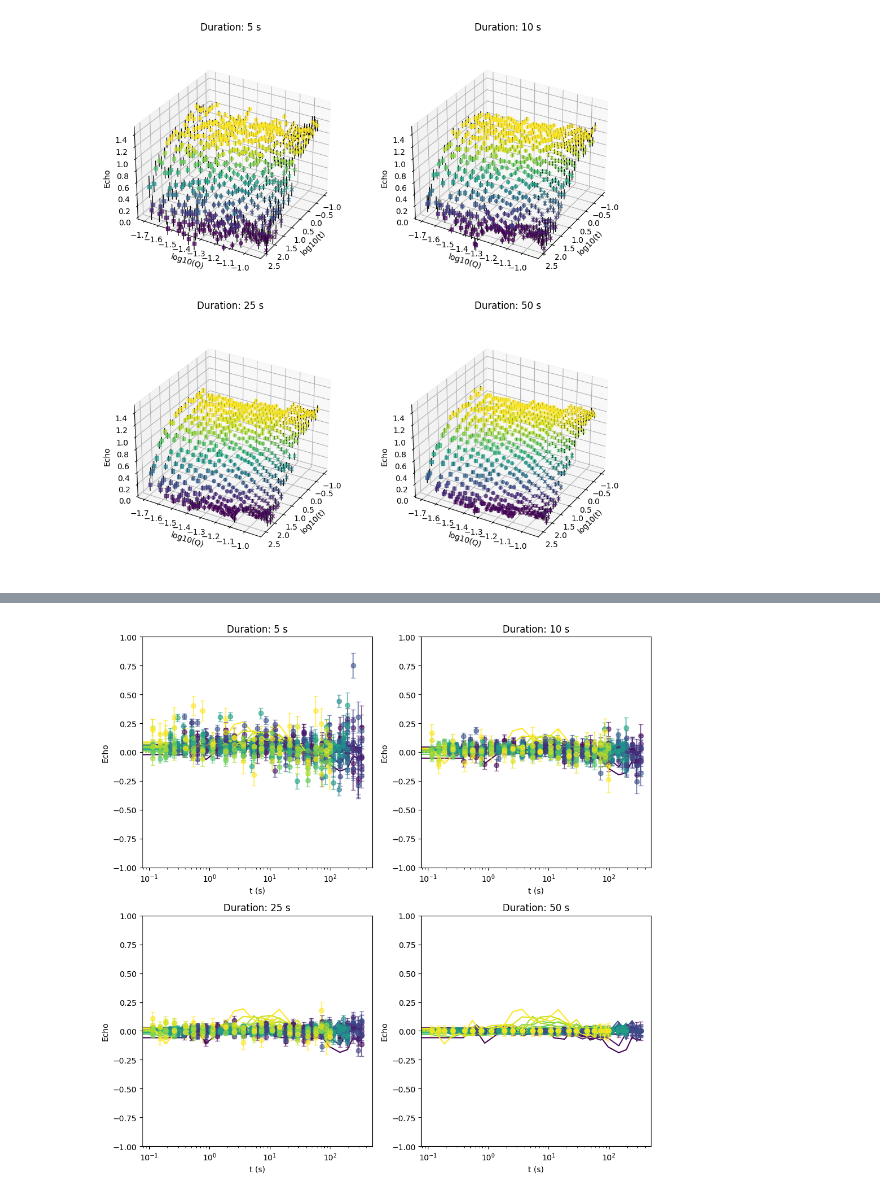
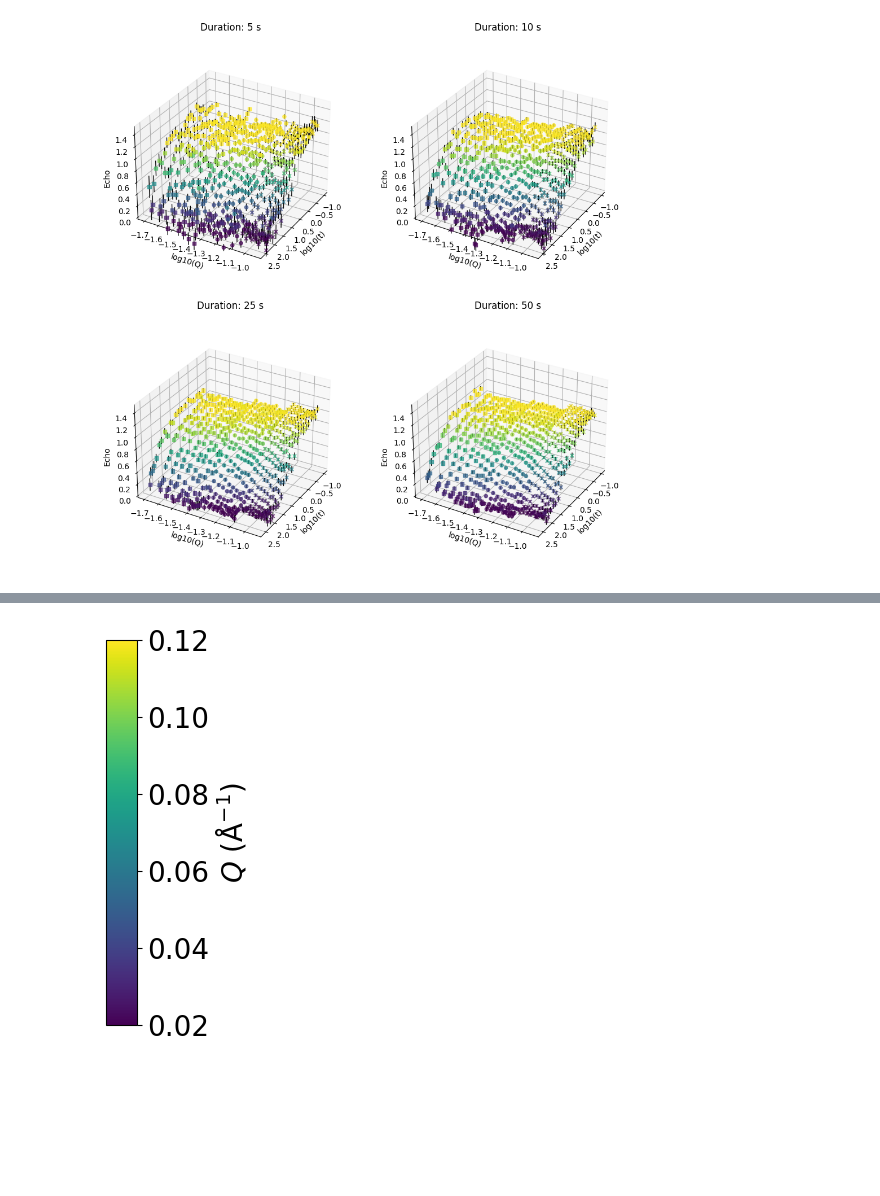
Before and after one commit to ch-tung/MLSR, a Jupyter notebook: spinecho/test_IN15.ipynb, the cells around one changed output, grey strips where cells are left out. Saved outputs shown, nothing was run; the diff lists cells and outputs as text; code cells hidden in the pictures; blank space fills up the shorter version.

```diff
--- a/spinecho/test_IN15.ipynb
+++ b/spinecho/test_IN15.ipynb
@@ -384,50 +457,11 @@ plt.tight_layout()
-# %%
-# For each duration, make 2D curve plots for each unique Q
-fig2, axs2 = plt.subplots(2, 2, figsize=(10, 10))  # Assuming len(duration_list) == 4
-axs2 = axs2.flatten()
-
-for i, duration in enumerate(duration_list):
-    ax = axs2[i]
-
-    Q_vals = Q_obs
-    t_vals = t_obs
-    GPR_vals = sqt_GPR_list[i]
-    exp_vals = sqt_list[i]  # or use sqt_exp_lt if needed
-    exp_vals_err = sqt_err_list[i]
-    exp_vals_lt = sqt_list[3]  # Take every third element
-    exp_vals_err_lt = sqt_err_list[3]  # Take every third element
-
-    unique_Q = np.unique(Q_vals)
-
-    import matplotlib.cm as cm
-    import matplotlib.colors as mcolors
-
-    norm = mcolors.Normalize(vmin=unique_Q.min(), vmax=unique_Q.max())
-    cmap_q = cm.get_cmap('viridis')
-
-    for q in unique_Q:
-        mask = Q_vals == q
-        t_sorted_idx = np.argsort(t_vals[mask])
-        t_sorted = t_vals[mask][t_sorted_idx]
-        GPR_sorted = GPR_vals[mask][t_sorted_idx]
-        exp_sorted = exp_vals[mask][t_sorted_idx]
-        exp_sorted_lt = exp_vals_lt[mask][t_sorted_idx]
-        exp_err_sorted = exp_vals_err[mask][t_sorted_idx]
-        exp_err_sorted_lt = exp_vals_err_lt[mask][t_sorted_idx]
-
-        color = cmap_q(norm(q))
-        ax.plot(t_sorted, GPR_sorted-exp_sorted_lt, '-', label=f'GPR Q={q:.2f}', color=color)
-        # ax.plot(t_sorted, exp_sorted, 'o', label=f'Exp Q={q:.2f}', alpha=0.6, color=color)
-        ax.plot(t_sorted, exp_sorted_lt-exp_sorted_lt, ':', label=f'Exp LT Q={q:.2f}', alpha=0.6, color=color)
-        ax.errorbar(t_sorted, exp_sorted-exp_sorted_lt, yerr=exp_err_sorted, fmt='o', alpha=0.6, color=color, capsize=3)
-
-    ax.set_xscale('log')
-    ax.set_xlabel('t (s)')
-    ax.set_ylabel('Echo')
-    ax.set_ylim([-1,1])
-    ax.set_title(f'Duration: {duration} s')
-    # ax.legend(ncol=2, fontsize=8, loc='upper right')
-
-plt.tight_layout()
-# %% [output]
-[figure, removed]
+# %%
+# Create a vertical colorbar according to the time list in viridis colormap
+fig, ax = plt.subplots(figsize=(0.4, 5))
+norm = plt.Normalize(vmin=0.02, vmax=0.12)
+sm = plt.cm.ScalarMappable(cmap=cmap, norm=norm)
+sm.set_array([])
+cbar = fig.colorbar(sm, cax=ax)
+cbar.set_label(r'$Q$ ($\mathrm{\AA}^{-1}$)', fontsize=20)
+cbar.ax.tick_params(labelsize=20)
+# %% [output]
+[figure, added]
```
Also changed, not shown: parts of 8 cells of this notebook.
